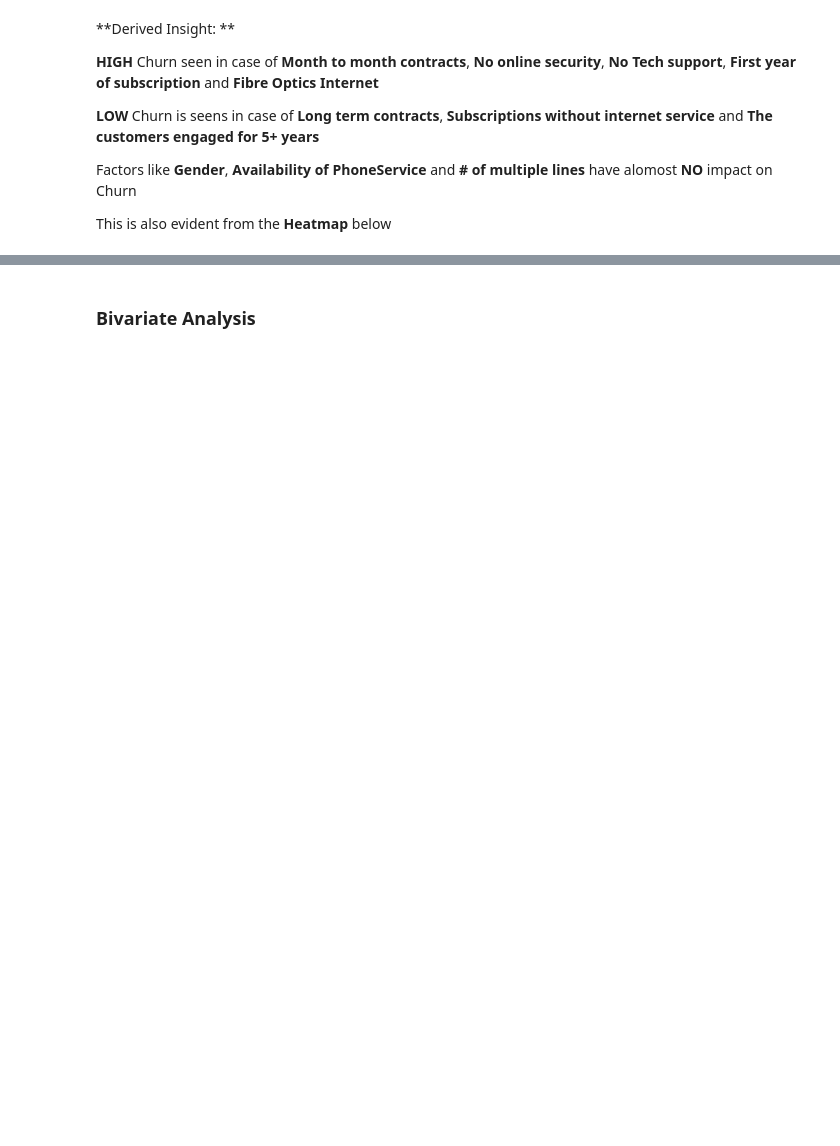
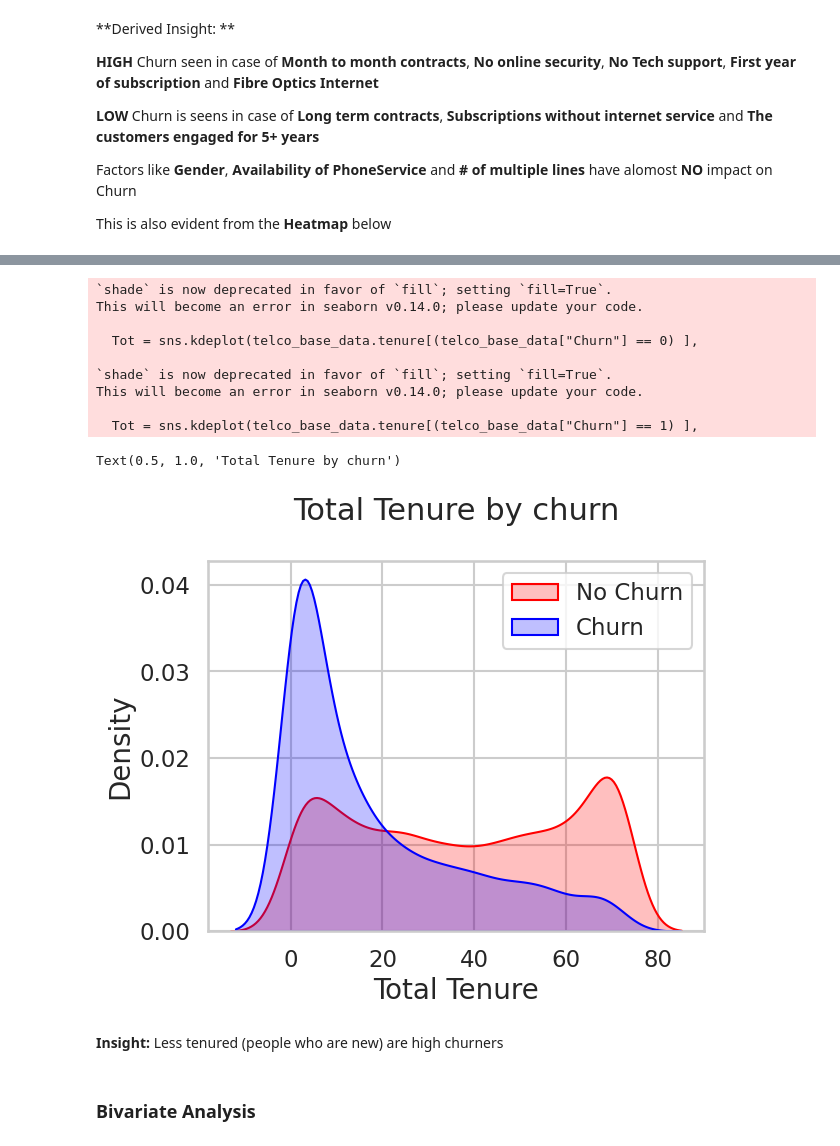
Before and after one commit to atulafre/EDA, a Jupyter notebook: Churn_Analysis_EDA.ipynb, the cells around one changed output, grey strips where cells are left out. Saved outputs shown, nothing was run; the diff lists cells and outputs as text; code cells hidden in the pictures; blank space fills up the shorter version.

```diff
--- a/Churn_Analysis_EDA.ipynb
+++ b/Churn_Analysis_EDA.ipynb
@@ -219,0 +305,3 @@ for i, predictor in enumerate(telco_data.drop(columns=['Churn', 'TotalCharges',
+# %%
+#telco_base_data['Churn'] = np.where(telco_base_data.Churn == 1,'Yes','No')
+telco_base_data['Churn'] = np.where(telco_base_data.Churn == 'Yes',1,0)
@@ -281,3 +481,26 @@ sns.heatmap(telco_data_dummies.corr(), cmap="Paired")
+# %%
+Tot = sns.kdeplot(telco_base_data.tenure[(telco_base_data["Churn"] == 0) ],
+                color="Red", shade = True)
+Tot = sns.kdeplot(telco_base_data.tenure[(telco_base_data["Churn"] == 1) ],
+                ax =Tot, color="Blue", shade= True)
+Tot.legend(["No Churn","Churn"],loc='upper right')
+Tot.set_ylabel('Density')
+Tot.set_xlabel('Total Tenure')
+Tot.set_title('Total Tenure by churn')
+# %% [output]
+`shade` is now deprecated in favor of `fill`; setting `fill=True`.
+This will become an error in seaborn v0.14.0; please update your code.
+
+  Tot = sns.kdeplot(telco_base_data.tenure[(telco_base_data["Churn"] == 0) ],
+
+`shade` is now deprecated in favor of `fill`; setting `fill=True`.
+This will become an error in seaborn v0.14.0; please update your code.
+
+  Tot = sns.kdeplot(telco_base_data.tenure[(telco_base_data["Churn"] == 1) ],
+Text(0.5, 1.0, 'Total Tenure by churn')
+[figure, added]
+# %% [markdown]
+**Insight:** Less tenured (people who are new) are high churners
 # %% [markdown]
 ### Bivariate Analysis
 # %%
```
Also changed, not shown: parts of 32 cells of this notebook.
